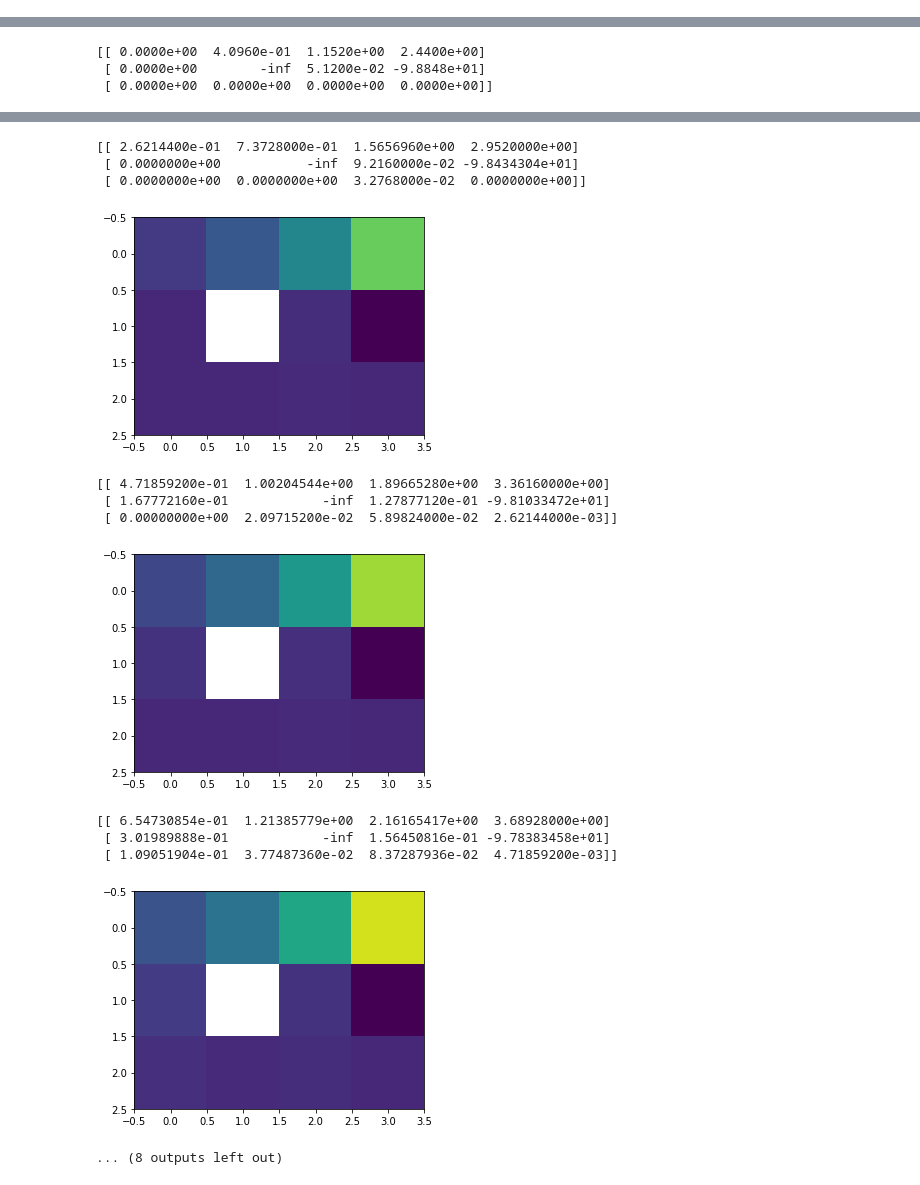
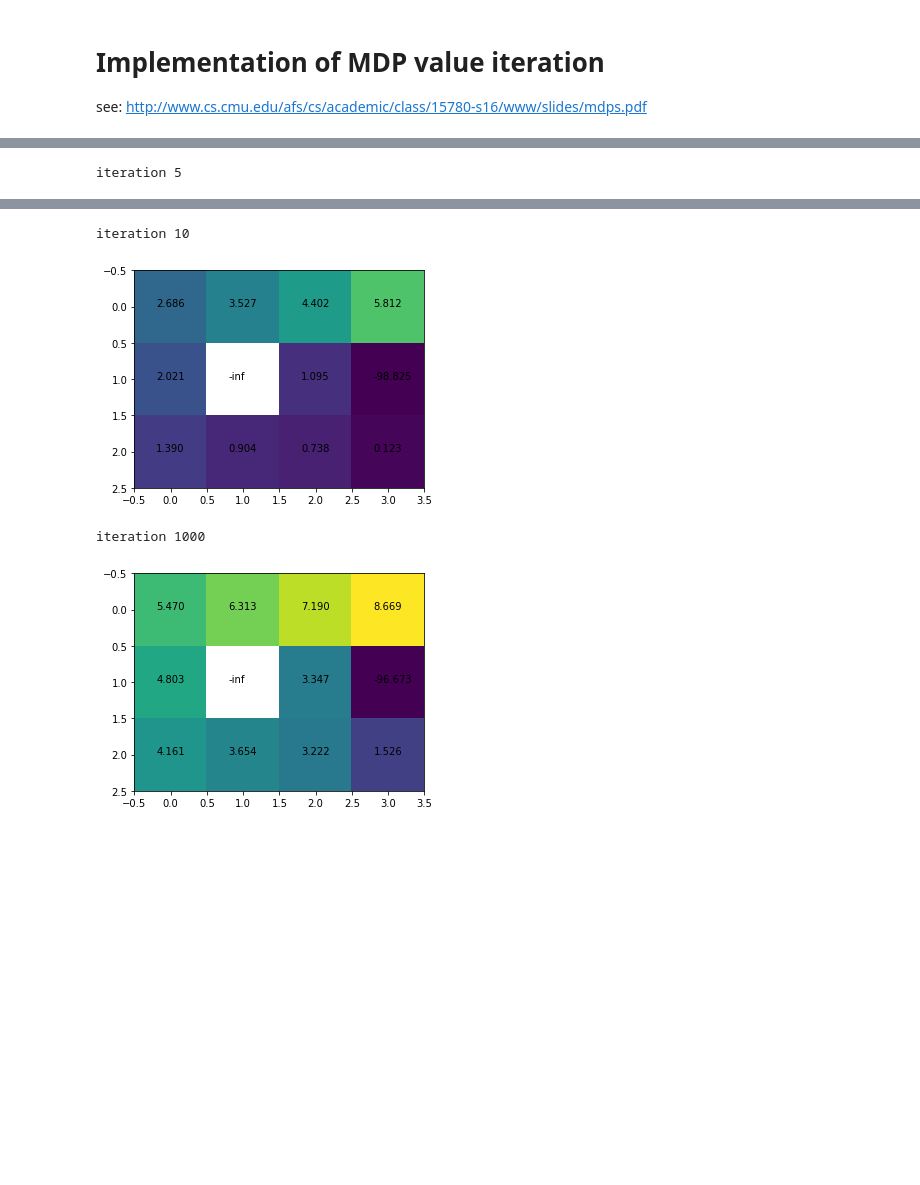
Before and after one commit to wahtak/mdp_value_iteration, a Jupyter notebook: value_iteration.ipynb, the cells around one changed output, grey strips where cells are left out. Drawn from its saved outputs; the diff is of its cells as text; code cells hidden in the pictures; blank space fills up the shorter version.

```diff
--- a/value_iteration.ipynb
+++ b/value_iteration.ipynb
@@ -1,3 +1,6 @@
+# %% [markdown]
+# Implementation of MDP value iteration
+see: http://www.cs.cmu.edu/afs/cs/academic/class/15780-s16/www/slides/mdps.pdf
 # %%
 import numpy as np
 import matplotlib.pyplot as plt
@@ -10,44 +13,44 @@ movable = np.array(
     ).astype(np.bool)
 
 rewards = np.array(
-        [[0, 0, 0, 1],
-         [0, 0, 0, -100],
-         [0, 0, 0, 0]]
+        [[   0,    0,    0,    1],
+         [   0,    0,    0, -100],
+         [   0,    0,    0,    0]]
     ).astype(np.float)
 
 # probability distribution for each action, mapping move to probability
 # move is a tuple of position offsets for y, x
 actions = [
-    {(0, 0): 1},
     {(0, -1): 0.8, (-1, 0): 0.1, (1, 0): 0.1},
     {(0, 1): 0.8, (-1, 0): 0.1, (1, 0): 0.1},
     {(-1, 0): 0.8, (0, -1): 0.1, (0, 1): 0.1},
     {(1, 0): 0.8, (0, -1): 0.1, (0, 1): 0.1}
 ]
 
-discount_factor = 0.8
+discount_factor = 0.9
 
-action_label = ['o', '<', '>', '^', 'v', ' ']
-plot_normalization = Normalize(-0.5, 4)
+action_label = ['<', '>', '^', 'v', ' ']
+plot_normalization = Normalize(0, 8)
 # %%
 def pos_after_move(pos, move):
     return tuple(np.array(pos) + np.array(move))
 
 def valid_move(pos, move, movable):
-    return pos_after_move(pos, move) in np.ndindex(value.shape) \
-        and valid_pos(pos_after_move(pos, move), movable)
+    return pos_after_move(pos, move) in np.ndindex(value.shape) and valid_pos(pos_after_move(pos, move), movable)
 
 def valid_pos(pos, movable):
     return movable[pos]
 
+def pos_value(pos, value):
+    return value[pos]
+
 def move_value(pos, move, value):
-    return value[pos_after_move(pos, move)]
+    return pos_value(pos_after_move(pos, move), value)
 
 def action_value(pos, action, value, movable):
     return np.sum([
-        move_value(pos, move, value) * probability
+        (move_value(pos, move, value) if valid_move(pos, move, movable) else pos_value(pos, value)) * probability
         for move, probability in action.items()
-        if valid_move(pos, move, movable)
     ])
 
 def calc_new_value(pos, value, movable):
@@ -58,12 +61,15 @@ def calc_new_value(pos, value, movable):
     ], initial=np.NINF)
 # %%
 value = np.zeros_like(rewards)
-for _ in range(10):
+for i in range(1000):
     new_value = np.zeros_like(value)
     for pos in np.ndindex(value.shape):
         new_value[pos] = calc_new_value(pos, value, movable)
     value = new_value
-    print(value)
-    plt.imshow(value, norm=plot_normalization)
-    plt.show()
+    if i + 1 in [0, 1, 2, 5, 10, 1000]:
+        print('iteration', i + 1)
+        plt.imshow(value, norm=plot_normalization)
+        for pos in np.ndindex(value.shape):
+            plt.text(pos[1] - 0.2, pos[0], '%.3f' % value[pos])
+        plt.show()
 # %% [output]
@@ -78,3 +80 @@ for _ in range(10):
-[[ 0.0000e+00  4.0960e-01  1.1520e+00  2.4400e+00]
- [ 0.0000e+00        -inf  5.1200e-02 -9.8848e+01]
- [ 0.0000e+00  0.0000e+00  0.0000e+00  0.0000e+00]]
+iteration 5
@@ -82,16 +82,7 @@ for _ in range(10):
-[[ 2.6214400e-01  7.3728000e-01  1.5656960e+00  2.9520000e+00]
- [ 0.0000000e+00           -inf  9.2160000e-02 -9.8434304e+01]
- [ 0.0000000e+00  0.0000000e+00  3.2768000e-02  0.0000000e+00]]
+iteration 10
-[figure, old version]
+[figure, new version]
-[[ 4.71859200e-01  1.00204544e+00  1.89665280e+00  3.36160000e+00]
- [ 1.67772160e-01            -inf  1.27877120e-01 -9.81033472e+01]
- [ 0.00000000e+00  2.09715200e-02  5.89824000e-02  2.62144000e-03]]
+iteration 1000
-[figure, old version]
+[figure, new version]
-[[ 6.54730854e-01  1.21385779e+00  2.16165417e+00  3.68928000e+00]
- [ 3.01989888e-01            -inf  1.56450816e-01 -9.78383458e+01]
- [ 1.09051904e-01  3.77487360e-02  8.37287936e-02  4.71859200e-03]]
-[figure, removed]
-... (8 outputs left out)
 # %%
 def calc_best_action(pos, value, movable):
     return np.argmax([
```
Also changed, not shown: parts of 2 cells of this notebook.
